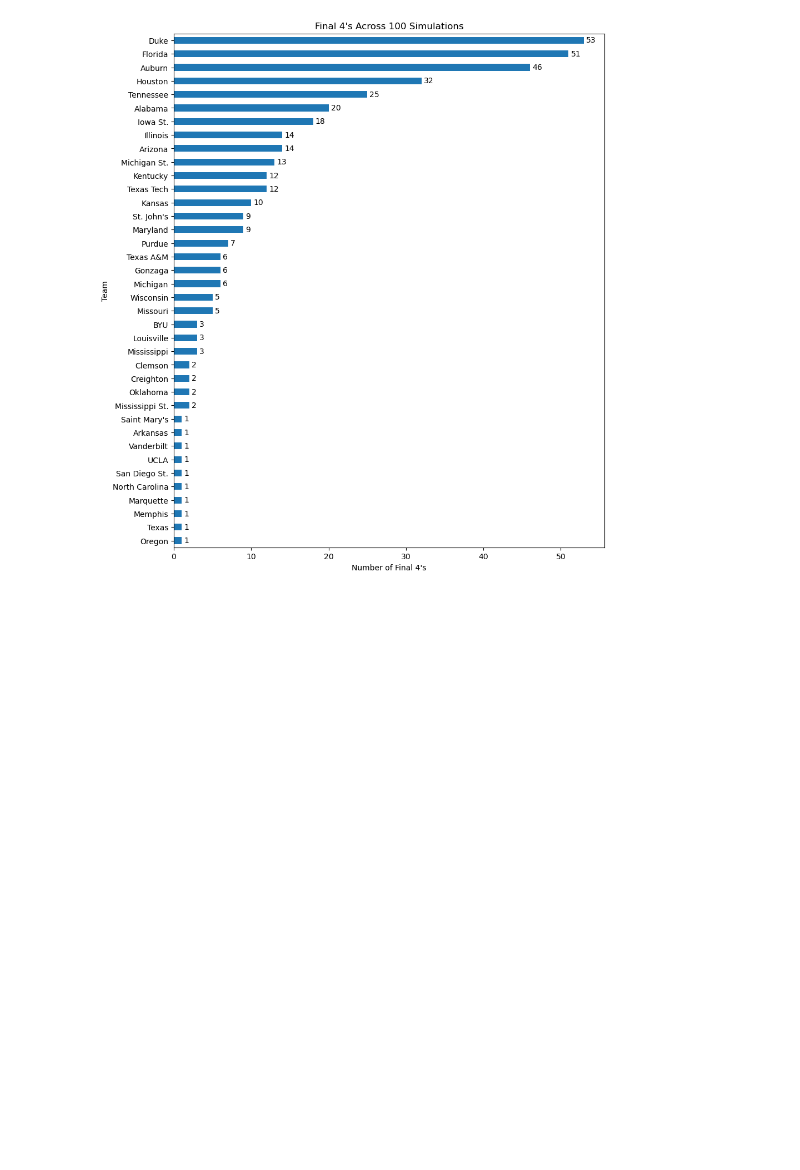
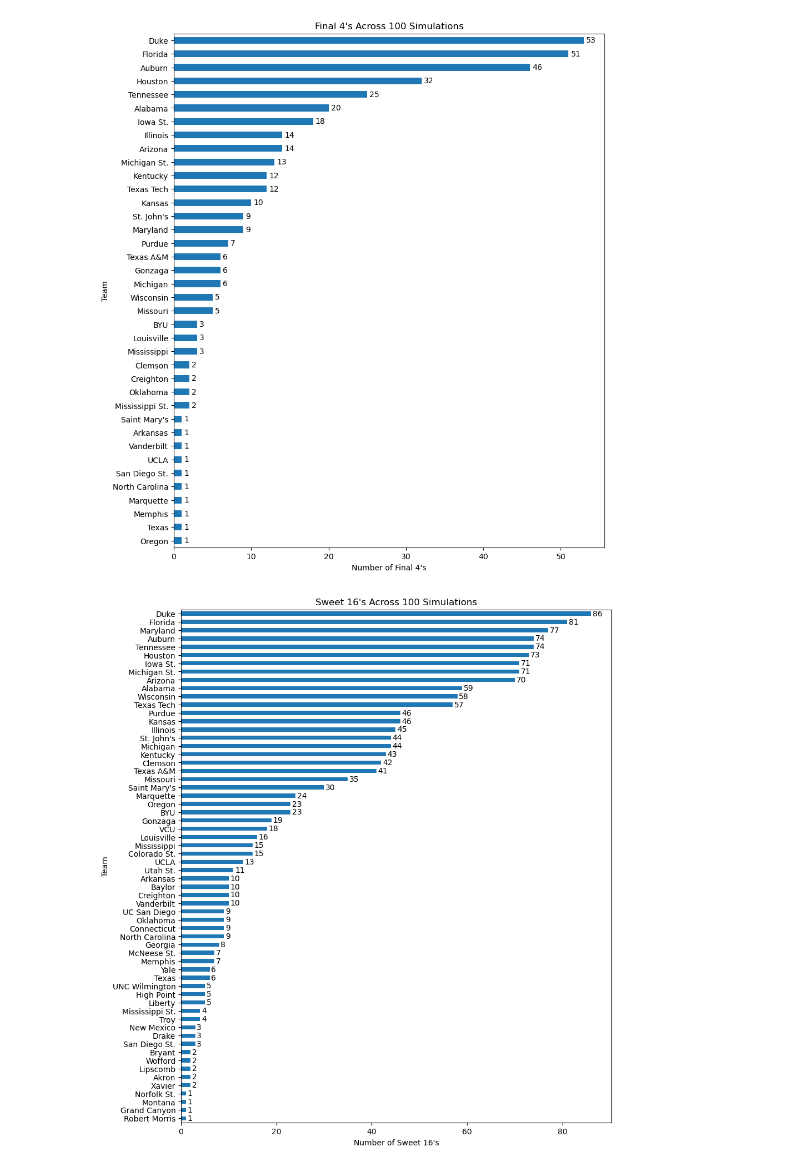
Before and after one commit to willfriel1028/MarchMadness_Analytics_Report, a Jupyter notebook: bracket_sims/sims/2025_100sims0.ipynb, the cells around one changed output. Saved outputs shown, nothing was run; the diff lists cells and outputs as text; code cells hidden in the pictures; blank space fills up the shorter version.

```diff
--- a/bracket_sims/sims/2025_100sims0.ipynb
+++ b/bracket_sims/sims/2025_100sims0.ipynb
@@ -585,6 +585,24 @@ for i, v in enumerate(champ_counts[::-1]):
 plt.show()
 # %% [output]
 [figure]
+# %%
+import matplotlib.pyplot as plt
+
+champ_counts = df.loc[df['Sim_Wins'] >= 2, 'TEAM'].value_counts()
+
+ax = champ_counts[::-1].plot(kind='barh', figsize=(10,12))
+
+plt.title("Sweet 16's Across 100 Simulations")
+plt.ylabel("Team")
+plt.xlabel("Number of Sweet 16's")
+plt.yticks(rotation=0)
+
+for i, v in enumerate(champ_counts[::-1]):
+    ax.text(v + 0.3, i, str(v), va='center')
+
+plt.show()
+# %% [output]
+[figure, added]
 # %%
 pd.set_option('display.max_columns', None)
 df.sort_values("Outcome_%", ascending=True).head(25)
```
Also changed, not shown: parts of 1 cell of this notebook, 18 other files.
